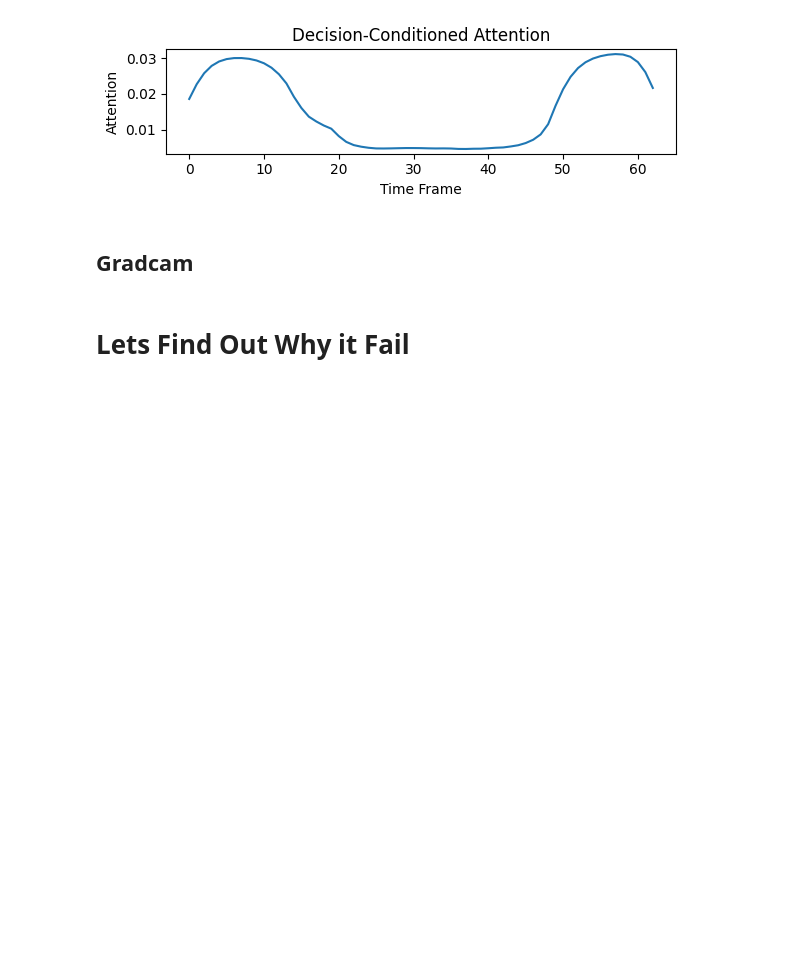
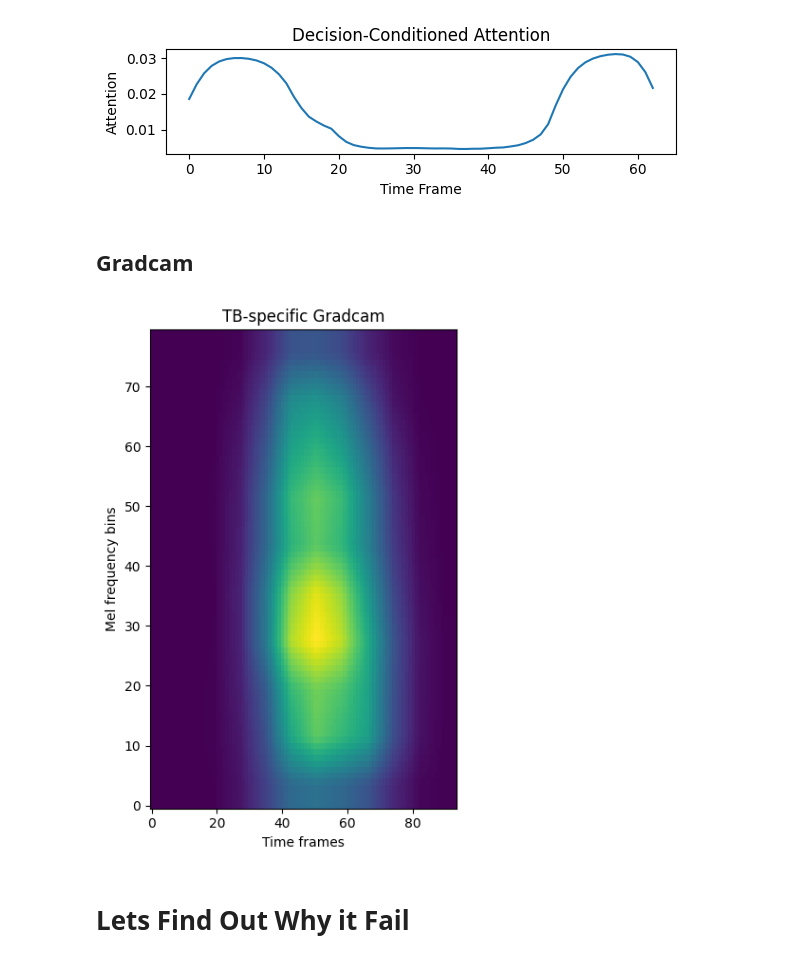
Before and after one commit to arkiven4/NXSCough, a Jupyter notebook: notebooks/xai.ipynb, the cells around one changed output. Saved outputs shown, nothing was run; the diff lists cells and outputs as text; code cells hidden in the pictures; blank space fills up the shorter version.

```diff
--- a/notebooks/xai.ipynb
+++ b/notebooks/xai.ipynb
@@ -823,7 +864,7 @@ df_subset = df_subset[hps.data.column_order]
 dataset_tn = CoughDatasets(df_subset.values, hps.data, wav_stats_path=f"{hps.model_dir}/wav_stats_fold_{best_fold_idx}.pickle", train=False)
 loader_tn = DataLoader(dataset_tn,  num_workers=28,  shuffle=True, batch_size=hps.train.batch_size,  pin_memory=True,  collate_fn=collate_fn)
 # %%
-TARGET_LABEL = 1
+TARGET_LABEL = 0
 target_layers = [runner_lightning.model.encoder1.layer4]
 
 all_cams = []
@@ -842,33 +883,35 @@ for idx, batch in tqdm(enumerate(loader_tp), total=len(loader_tp)):
     cam_max = grayscale_cam.max(axis=(1,2), keepdims=True)
     grayscale_cam = (grayscale_cam - cam_min) / (cam_max - cam_min + 1e-6)
     all_cams.append(grayscale_cam)
 
 for idx, batch in tqdm(enumerate(loader_tn), total=len(loader_tn)):
     wavnames, audios, _, attention_masks, dse_ids, [patient_ids, _, _] = batch
     audios = audios.squeeze(1)
     dse_ids = torch.argmax(dse_ids, dim=1) # [128]
 
     cam_model = CAMWrapper(runner_lightning.model)
     targets = [BinaryClassifierOutputTarget(TARGET_LABEL) for _ in range(audios.size(0))]
     with GradCAM(model=cam_model, target_layers=target_layers) as cam:
         grayscale_cam = cam(input_tensor=audios, targets=targets) # (B, 80, 63)
 
     cam_min = grayscale_cam.min(axis=(1,2), keepdims=True)
     cam_max = grayscale_cam.max(axis=(1,2), keepdims=True)
     grayscale_cam = (grayscale_cam - cam_min) / (cam_max - cam_min + 1e-6)
     all_cams.append(grayscale_cam)
 
 all_cams = np.concatenate(all_cams, axis=0)  # (N_TP, 80, 63)
 mean_cam   = all_cams.mean(axis=0)        # (80, 63)
 median_cam = np.median(all_cams, axis=0)  # more robust to label noise
 
 plt.figure(figsize=(4, 6))
 plt.imshow(mean_cam, origin="lower", aspect='auto')
 plt.xlabel("Time frames")
 plt.ylabel("Mel frequency bins")
 plt.title(f"TB-specific Gradcam")
 plt.tight_layout()
 plt.show()
+# %% [output]
+[figure, added]
 # %%
 for idx, batch in tqdm(enumerate(loader_tp), total=len(loader_tp)):
     wavnames, audios, _, attention_masks, dse_ids, [patient_ids, _, _] = batch
```
Also changed, not shown: parts of 10 cells of this notebook, 14 other files.
